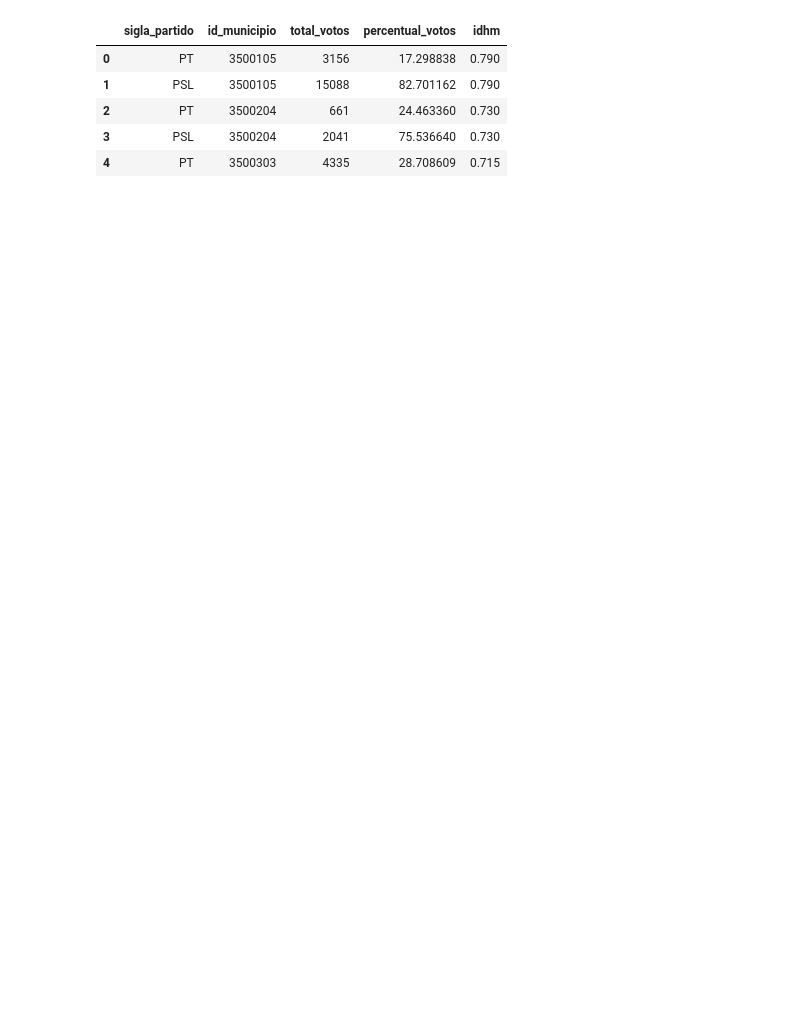
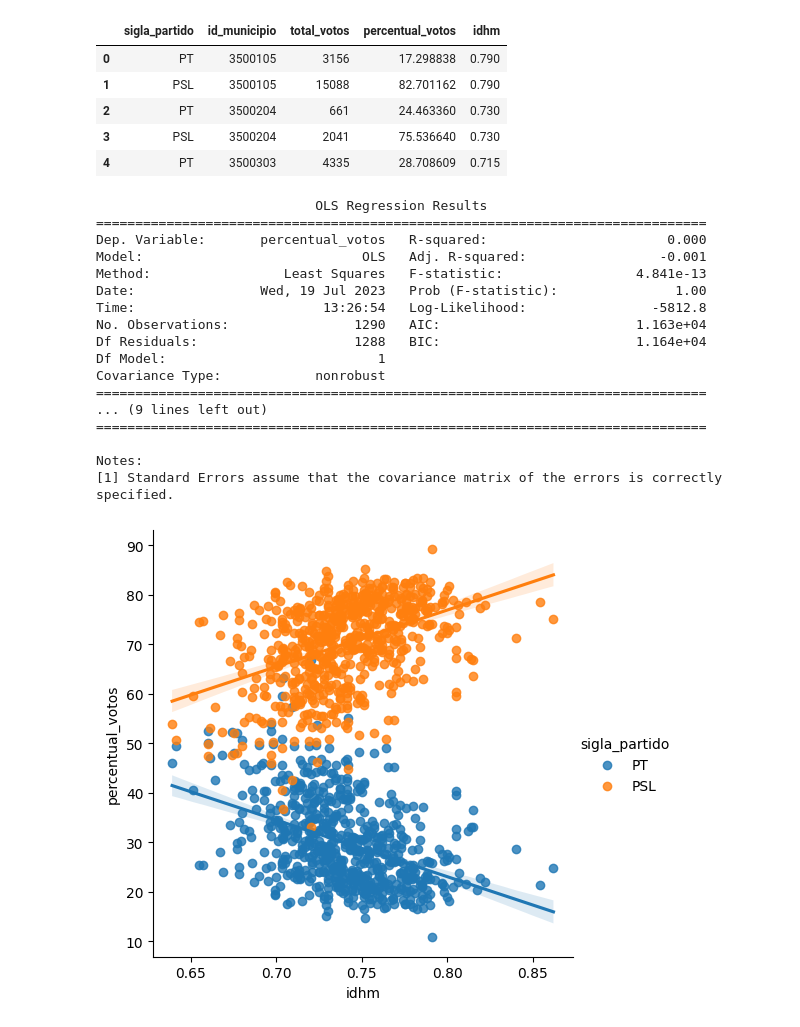
Before and after one commit to gustavoalcantara/data-portfolio, a Jupyter notebook: idhm_presidentes.ipynb, the cells around one changed output. Cells and saved outputs as stored; diff of their text form; code cells hidden in the pictures; blank space fills up the shorter version.

```diff
--- a/idhm_presidentes.ipynb
+++ b/idhm_presidentes.ipynb
@@ -35,7 +38,7 @@ WHERE
 GROUP BY
   a.sigla_partido, a.id_municipio, b.idhm
 '''
-df = bd.read_sql(query, billing_project_id='meu-billing-id')
+df = bd.read_sql(query, billing_project_id='basedosdados-dev')
 # %%
 df.head()
 # %% [output]
@@ -47,0 +55,26 @@ df.head()
+# %%
+sns.lmplot(x='idhm', y='percentual_votos', hue='sigla_partido', data=df)
+
+# Realizando a regressão linear simples
+model = smf.ols(formula='percentual_votos ~ idhm', data=df)
+results = model.fit()
+print(results.summary())
+# %% [output]
+                            OLS Regression Results
+==============================================================================
+Dep. Variable:       percentual_votos   R-squared:                       0.000
+Model:                            OLS   Adj. R-squared:                 -0.001
+Method:                 Least Squares   F-statistic:                 4.841e-13
+Date:                Wed, 19 Jul 2023   Prob (F-statistic):               1.00
+Time:                        13:26:54   Log-Likelihood:                -5812.8
+No. Observations:                1290   AIC:                         1.163e+04
+Df Residuals:                    1288   BIC:                         1.164e+04
+Df Model:                           1
+Covariance Type:            nonrobust
+==============================================================================
+... (9 lines left out)
+==============================================================================
+
+Notes:
+[1] Standard Errors assume that the covariance matrix of the errors is correctly specified.
+[figure, added]
```
Also changed, not shown: parts of 3 cells of this notebook.
